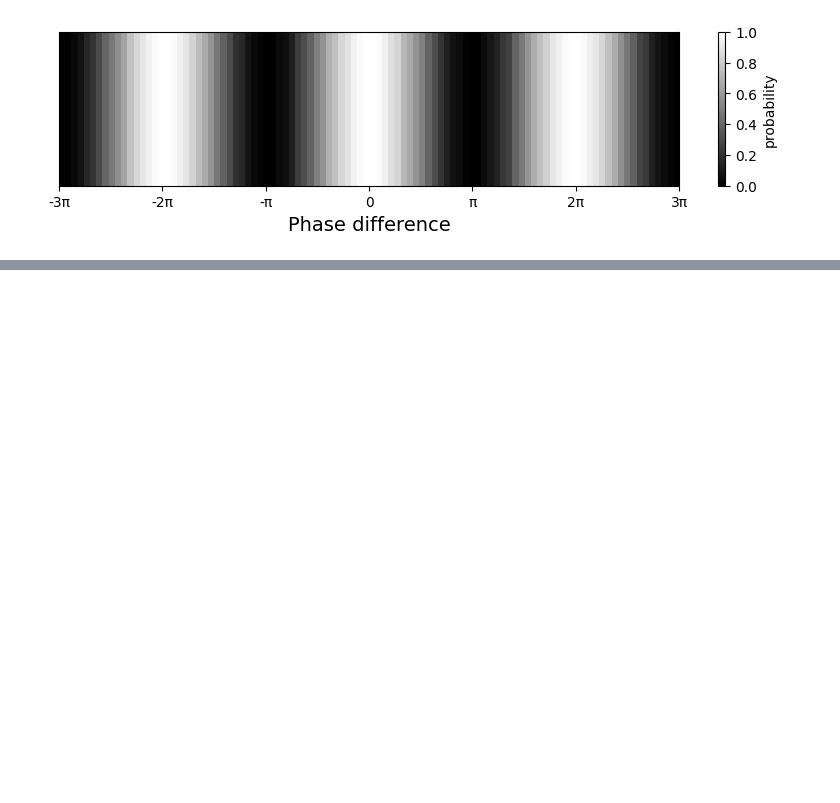
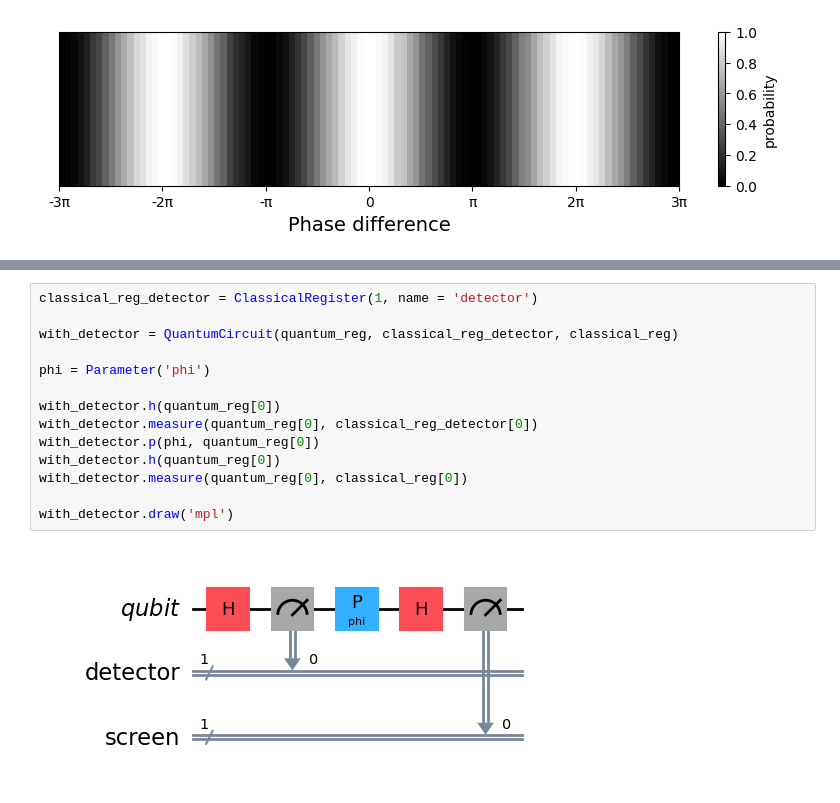
Before and after one commit to ali-tayyab/Recreating-the-Famous-Quantum-Experiments-with-Qiskit, a Jupyter notebook: double_slit_experiment.ipynb, the cells around one changed output, grey strips where cells are left out. Drawn from its saved outputs; the diff is of its cells as text; blank space fills up the shorter version.

Commit message:
MeasurementwithDetector

```diff
--- a/double_slit_experiment.ipynb
+++ b/double_slit_experiment.ipynb
@@ -154,0 +162,16 @@ We can now see clean and sharp fringes pattern !
+# %%
+classical_reg_detector = ClassicalRegister(1, name = 'detector')
+
+with_detector = QuantumCircuit(quantum_reg, classical_reg_detector, classical_reg)
+
+phi = Parameter('phi')
+
+with_detector.h(quantum_reg[0])
+with_detector.measure(quantum_reg[0], classical_reg_detector[0])
+with_detector.p(phi, quantum_reg[0])
+with_detector.h(quantum_reg[0])
+with_detector.measure(quantum_reg[0], classical_reg[0])
+
+with_detector.draw('mpl')
+# %% [output]
+[figure, added]
```
Also changed, not shown: parts of 5 cells of this notebook.
